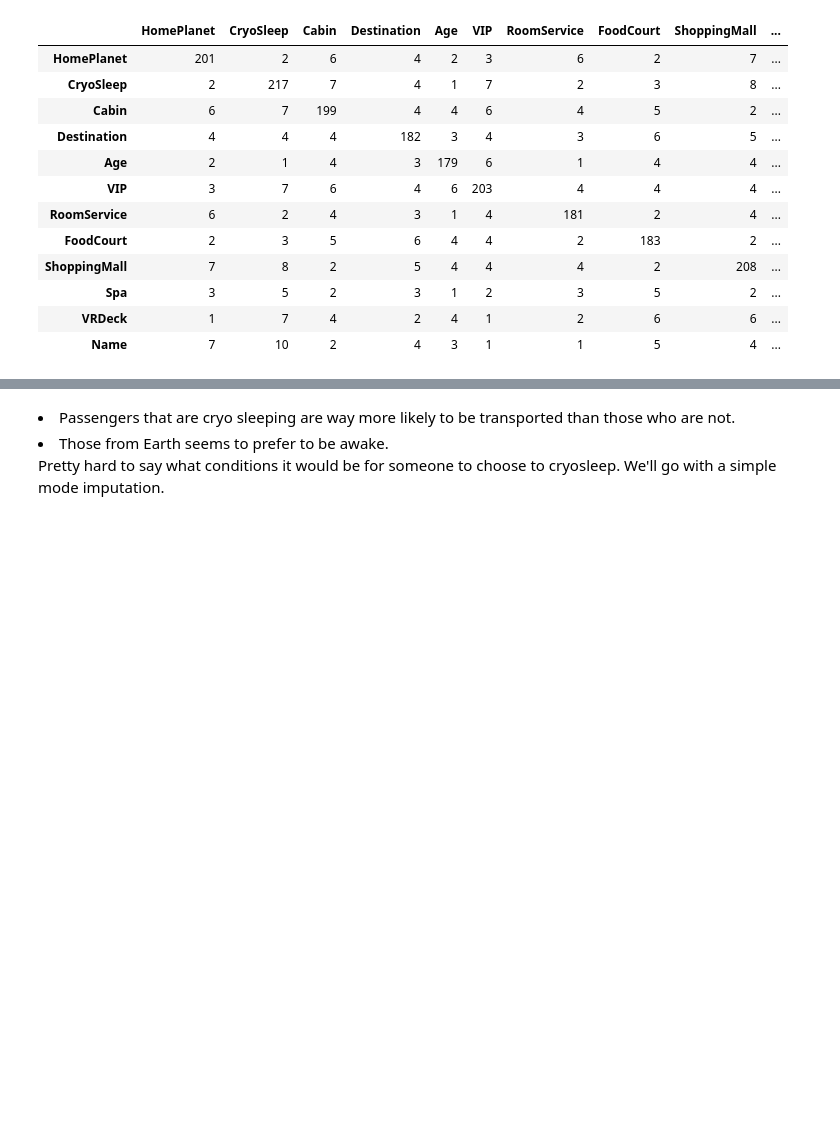
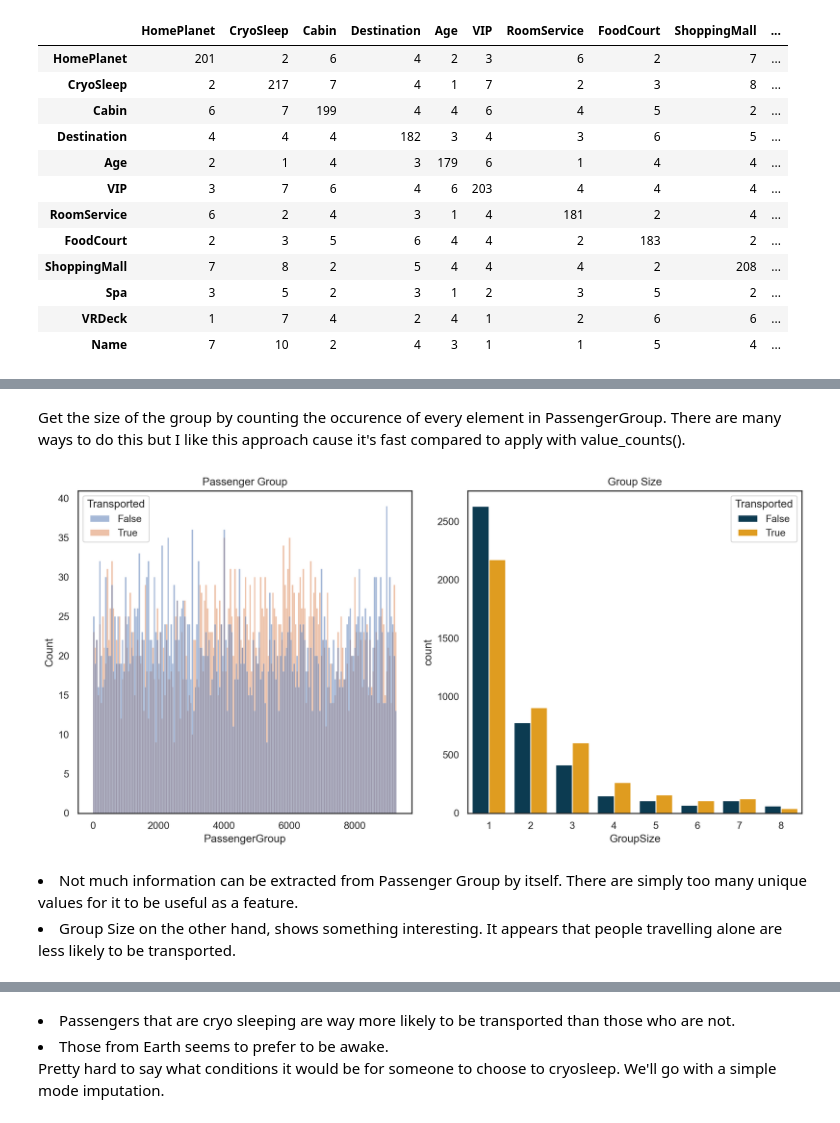
Before and after one commit to edwstanzah/spaceship-titanic, a Jupyter notebook: notebooks/EDA.ipynb, the cells around one changed output, grey strips where cells are left out. Saved outputs shown, nothing was run; the diff lists cells and outputs as text; code cells hidden in the pictures; blank space fills up the shorter version.

```diff
--- a/notebooks/EDA.ipynb
+++ b/notebooks/EDA.ipynb
@@ -415,0 +317,36 @@ sns.countplot(data=df, x='CryoSleep', hue='Transported', palette=CMAP);
+# %%
+train[['PassengerGroup', 'PassengerGroupNumber']] = train['PassengerId'].str.split('_', expand=True)
+
+test[['PassengerGroup', 'PassengerGroupNumber']] = test['PassengerId'].str.split('_', expand=True)
+# %% [markdown]
+Get the size of the group by counting the occurence of every element in PassengerGroup. There are many ways to do this but I like this approach cause it's fast compared to apply with value_counts().
+# %%
+from collections import Counter
+
+train_group_counter = np.vectorize(Counter(train.PassengerGroup).get)
+train['GroupSize'] = train_group_counter(train.PassengerGroup)
+
+test_group_counter = np.vectorize(Counter(test.PassengerGroup).get)
+test['GroupSize'] = test_group_counter(test.PassengerGroup)
+# %%
+# convert column to int
+train['PassengerGroup'] = train['PassengerGroup'].astype(int)
+
+test['PassengerGroup'] = test['PassengerGroup'].astype(int)
+# %%
+# plot new features
+fig, ax = plt.subplots(nrows=1, ncols=2, figsize=(12,6), dpi=200)
+
+sns.histplot(data=train, x='PassengerGroup', hue='Transported', ax=ax[0], bins=200)
+ax[0].set_title('Passenger Group')
+
+sns.countplot(data=train, x='GroupSize', hue='Transported', ax=ax[1], palette=CMAP)
+ax[1].set_title('Group Size')
+
+fig.tight_layout()
+plt.show()
+# %% [output]
+[figure, added]
+# %% [markdown]
+<li>Not much information can be extracted from Passenger Group by itself. There are simply too many unique values for it to be useful as a feature.</li>
+<li>Group Size on the other hand, shows something interesting. It appears that people travelling alone are less likely to be transported.</li>
```
Also changed, not shown: parts of 203 cells of this notebook, 59 other files.
